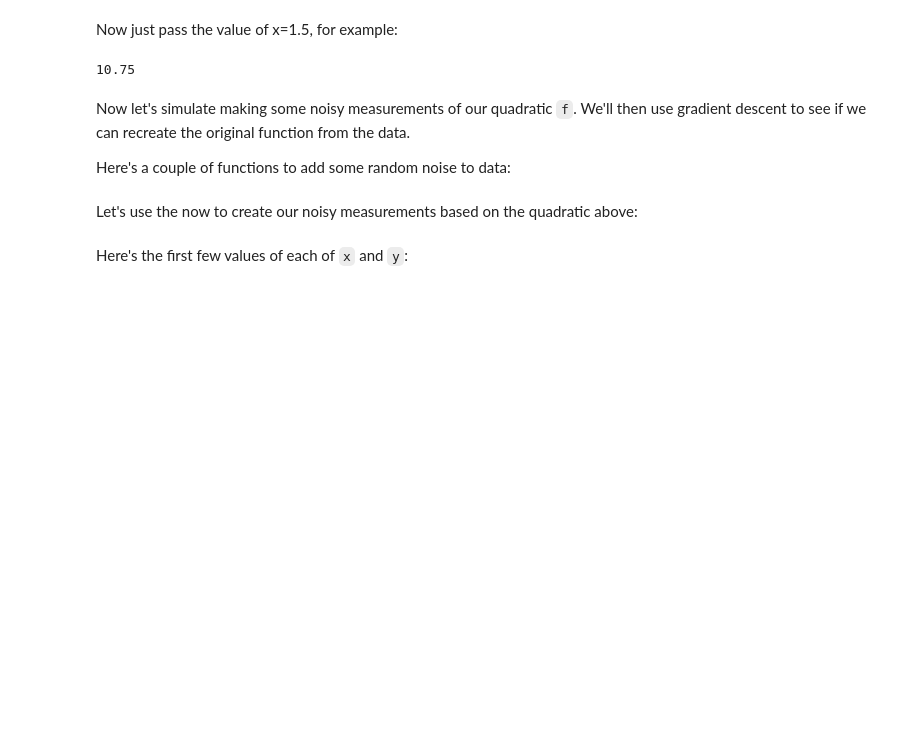
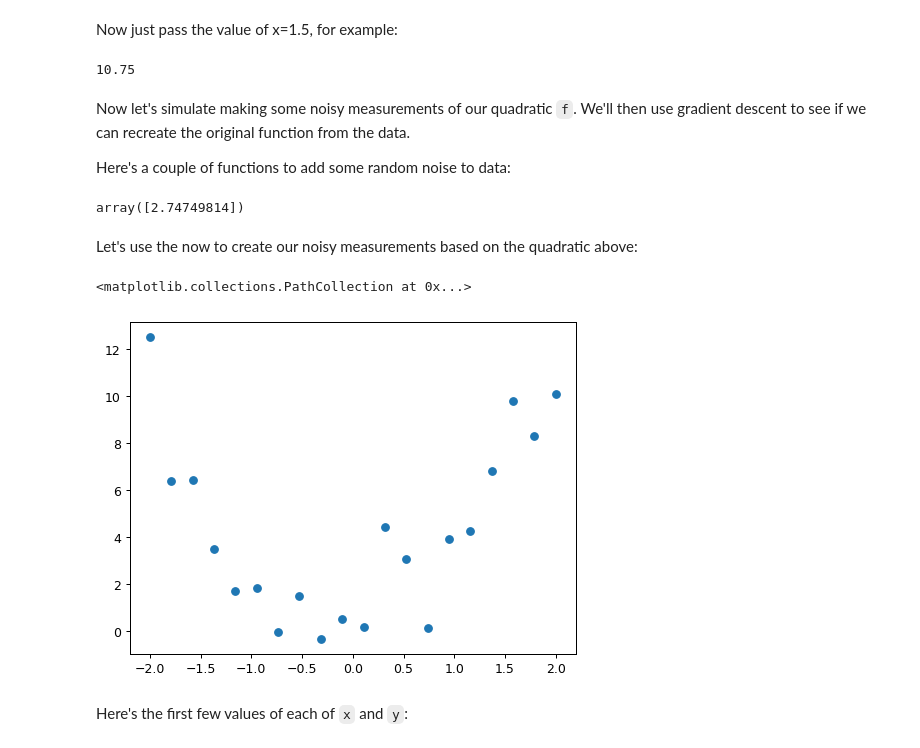
Before and after one commit to rugidity/course22, a Jupyter notebook: 04-how-does-a-neural-net-really-work-tmt.ipynb, the cells around one changed output. Cells and saved outputs as stored; diff of their text form; code cells hidden in the pictures; blank space fills up the shorter version.

```diff
--- a/04-how-does-a-neural-net-really-work-tmt.ipynb
+++ b/04-how-does-a-neural-net-really-work-tmt.ipynb
@@ -68,6 +70,21 @@ np.random.seed(42)
 
 def noise(x, scale): return np.random.normal(scale=scale, size=x.shape)
 def add_noise(x, mult, add): return x * (1+noise(x,mult)) + noise(x,add)
+# %%
+from numpy import isscalar
+
+def tnoise(x, scale):
+    # If x is a scalar (like an integer), convert it to a tuple of size 1
+    # This ensures the normal function gets a shape-like input
+    size = (1,) if np.isscalar(x) else x.shape
+    return np.random.normal(scale=scale, size=size)
+
+def tadd_noise(x, mult, add): return x * (1+tnoise(x,mult)) + tnoise(x,add)
+
+t = tadd_noise(f(.5),0.15,1.5)
+t
+# %% [output]
+array([2.74749814])
 # %% [markdown]
 Let's use the now to create our noisy measurements based on the quadratic above:
 # %%
@@ -75,6 +93,17 @@ np.random.seed(42)
 
 x = torch.linspace(-2, 2, steps=20)[:,None]
 y = add_noise(f(x), 0.15, 1.5)
+# %%
+# From online course
+np.random.seed(42)
+
+# creates a tenor, vector from -2->2 with 20 points
+x = torch.linspace(-2, 2, steps=20)[:,None]
+y = add_noise(f(x), 0.3, 1.5)
+plt.scatter(x,y)
+# %% [output]
+<matplotlib.collections.PathCollection at 0x...>
+[figure, added]
 # %% [markdown]
 Here's the first few values of each of `x` and `y`:
 # %%
```
Also changed, not shown: parts of 17 cells of this notebook.
